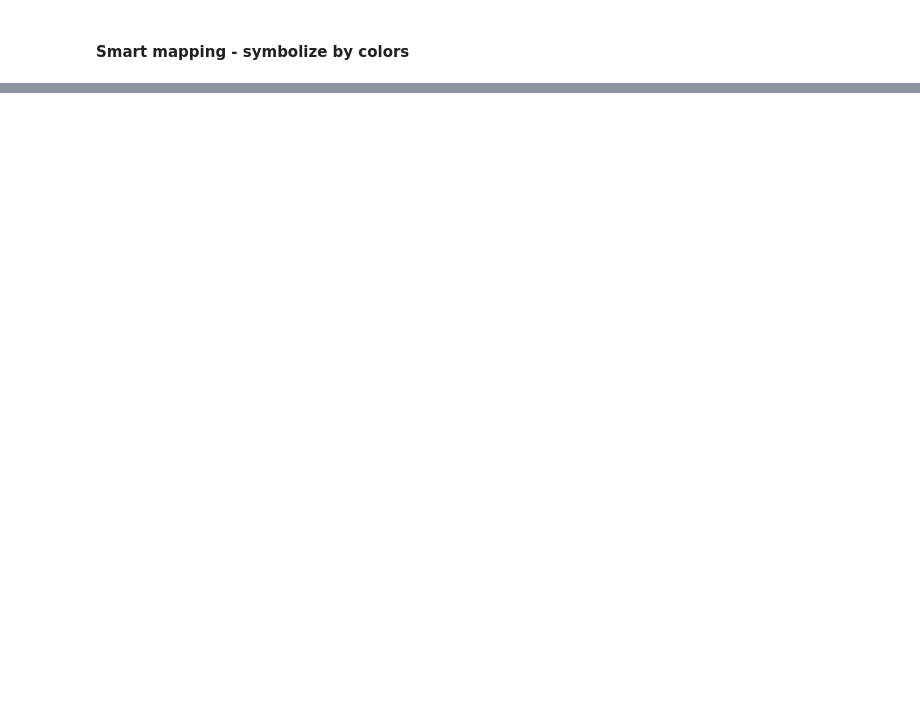
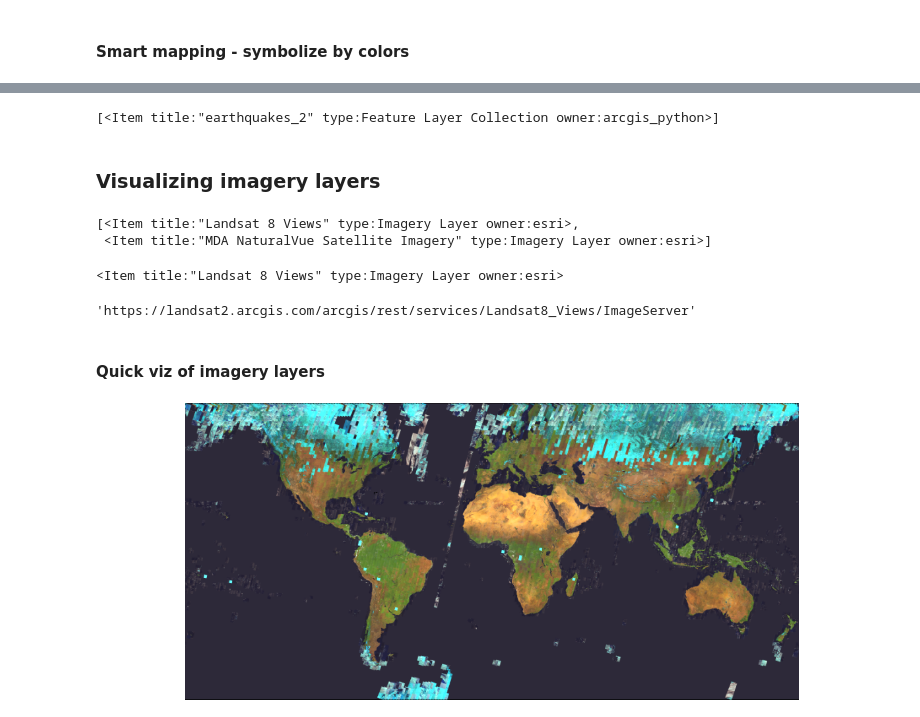
Before and after one commit to AKForte/g_presentations, a Jupyter notebook: 2017_UC/mapping_viz_analysis_75mins/visualization.ipynb, the cells around one changed output, grey strips where cells are left out. Cells and saved outputs as stored; diff of their text form; code cells hidden in the pictures; blank space fills up the shorter version.

```diff
--- a/2017_UC/mapping_viz_analysis_75mins/visualization.ipynb
+++ b/2017_UC/mapping_viz_analysis_75mins/visualization.ipynb
@@ -135 +162,7 @@ map3
+# %%
+gis2 = GIS("https://python.playground.esri.com/portal","arcgis_python","amazing_arcgis_123")
+eq_list = gis2.content.search('title:earthquakes_2', 'feature layer')
+eq_list
+# %% [output]
+[<Item title:"earthquakes_2" type:Feature Layer Collection owner:arcgis_python>]
 # %%
@@ -138,2 +170,26 @@ map3.add_layer({"type":"FeatureLayer",
                 "renderer":"HeatmapRenderer",
                 "opacity":0.75})
+# %% [markdown]
+### Visualizing imagery layers
+# %%
+landsat_items = gis.content.search("Landsat 8 Views", item_type="Imagery Layer", max_items=2)
+landsat_items
+# %% [output]
+[<Item title:"Landsat 8 Views" type:Imagery Layer owner:esri>,
+ <Item title:"MDA NaturalVue Satellite Imagery" type:Imagery Layer owner:esri>]
+# %%
+l8_views = landsat_items[0]
+l8_views
+# %% [output]
+<Item title:"Landsat 8 Views" type:Imagery Layer owner:esri>
+# %%
+l8_lyr = l8_views.layers[0]
+l8_lyr.url
+# %% [output]
+'https://landsat2.arcgis.com/arcgis/rest/services/Landsat8_Views/ImageServer'
+# %% [markdown]
+#### Quick viz of imagery layers
+# %%
+l8_lyr
+# %% [output]
+[figure, added]
```
Also changed, not shown: parts of 17 cells of this notebook.
